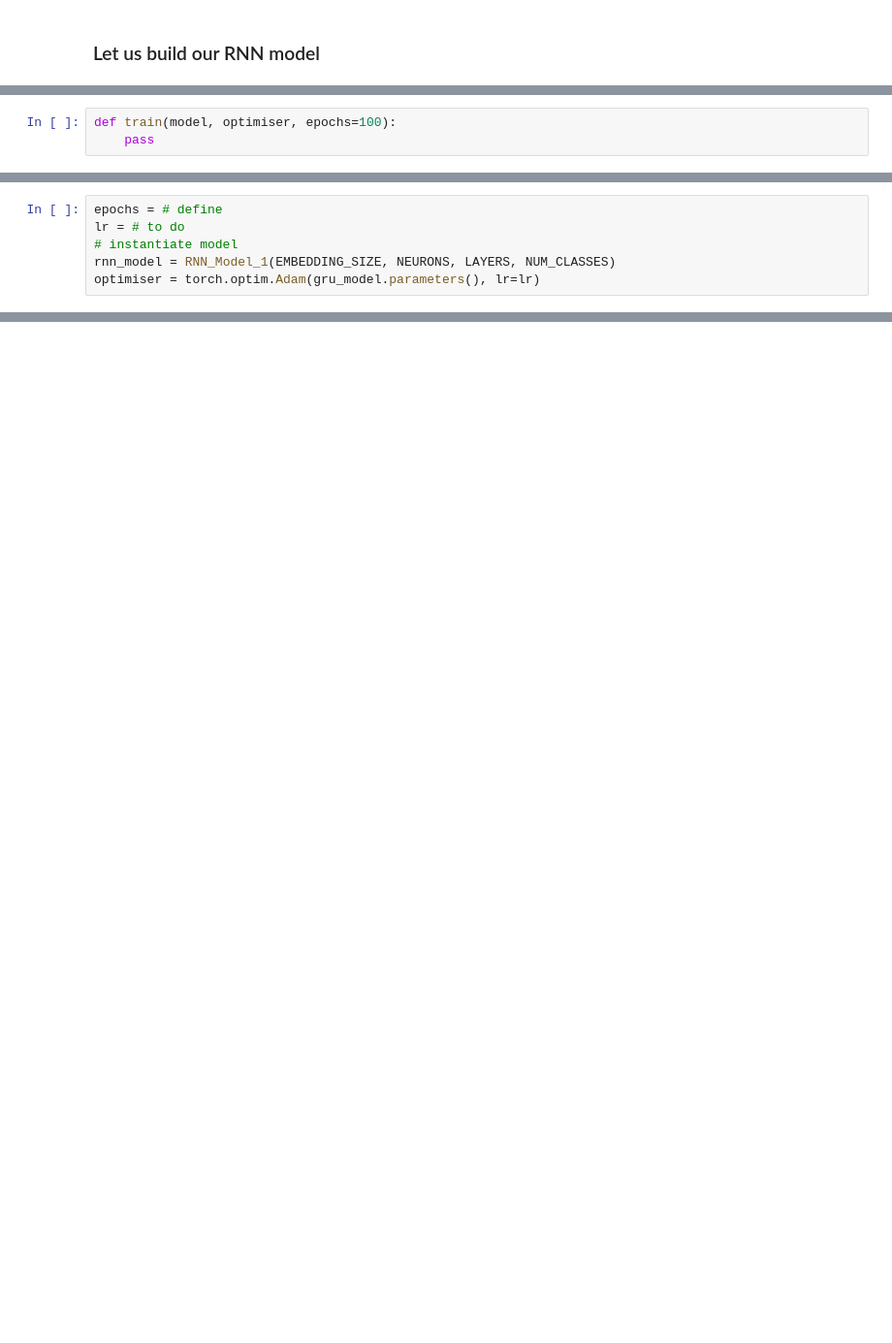
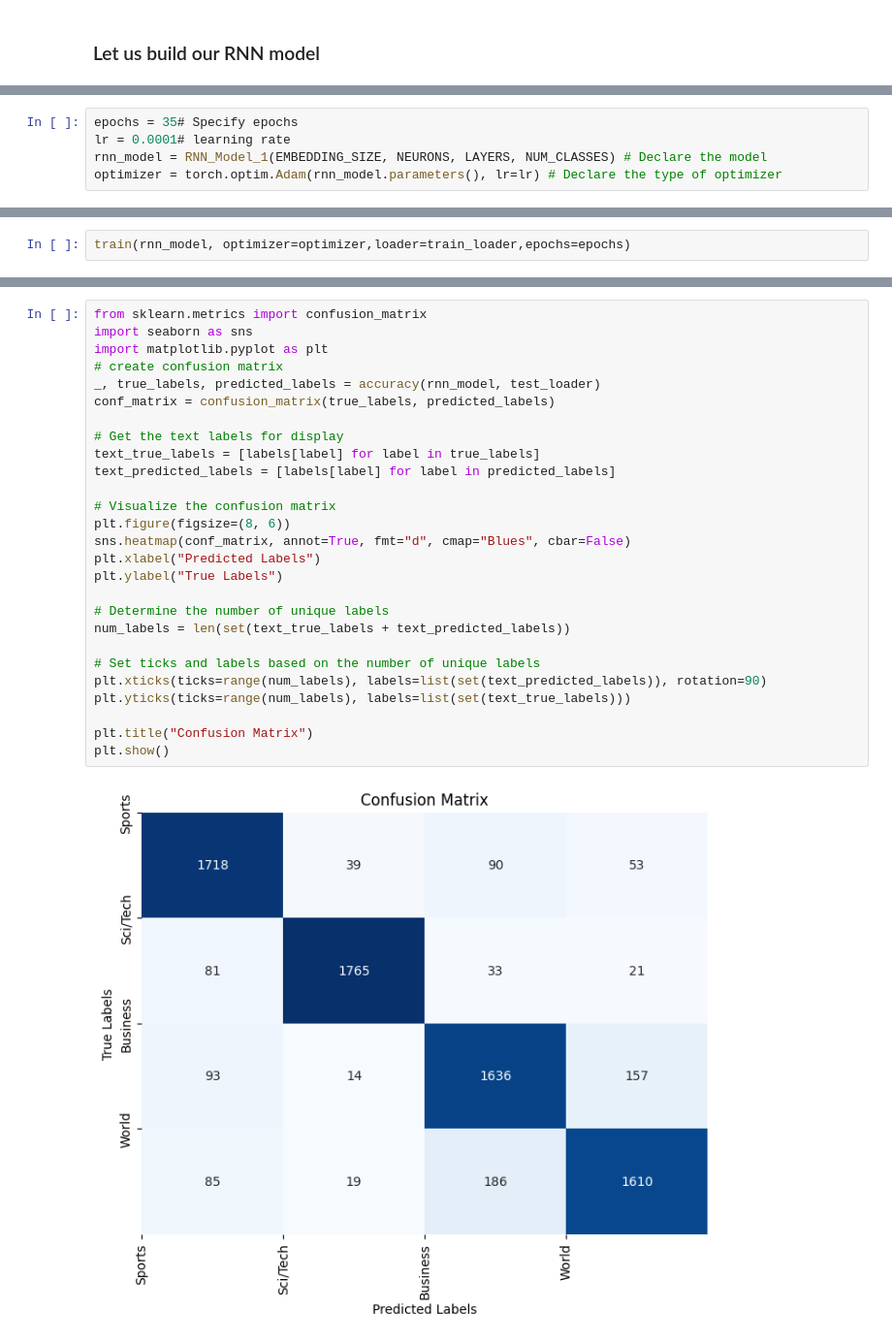
Before and after one commit to rodrigoromanguzman/Actividades_Aprendizaje-, a Jupyter notebook: A3b_DL_TC5033_AD2023_text_classifier_1.ipynb, the cells around one changed output, grey strips where cells are left out. Shown at 97% size. Drawn from its saved outputs; the diff is of its cells as text; blank space fills up the shorter version.

```diff
--- a/A3b_DL_TC5033_AD2023_text_classifier_1.ipynb
+++ b/A3b_DL_TC5033_AD2023_text_classifier_1.ipynb
@@ -265,3 +299,0 @@ def accuracy(model, loader):
-# %%
-def train(model, optimiser, epochs=100):
-    pass
@@ -268,6 +384,5 @@ def train(model, optimiser, epochs=100):
 # %%
-epochs = # define
-lr = # to do
-# instantiate model
-rnn_model = RNN_Model_1(EMBEDDING_SIZE, NEURONS, LAYERS, NUM_CLASSES)
-optimiser = torch.optim.Adam(gru_model.parameters(), lr=lr)
+epochs = 35# Specify epochs
+lr = 0.0001# learning rate
+rnn_model = RNN_Model_1(EMBEDDING_SIZE, NEURONS, LAYERS, NUM_CLASSES) # Declare the model
+optimizer = torch.optim.Adam(rnn_model.parameters(), lr=lr) # Declare the type of optimizer
@@ -275,0 +391,2 @@ train(gru_model, optimiser=optimiser,  epochs=epochs)
+# %%
+train(rnn_model, optimizer=optimizer,loader=train_loader,epochs=epochs)
@@ -285,0 +517,29 @@ pass
+# %%
+from sklearn.metrics import confusion_matrix
+import seaborn as sns
+import matplotlib.pyplot as plt
+# create confusion matrix
+_, true_labels, predicted_labels = accuracy(rnn_model, test_loader)
+conf_matrix = confusion_matrix(true_labels, predicted_labels)
+
+# Get the text labels for display
+text_true_labels = [labels[label] for label in true_labels]
+text_predicted_labels = [labels[label] for label in predicted_labels]
+
+# Visualize the confusion matrix
+plt.figure(figsize=(8, 6))
+sns.heatmap(conf_matrix, annot=True, fmt="d", cmap="Blues", cbar=False)
+plt.xlabel("Predicted Labels")
+plt.ylabel("True Labels")
+
+# Determine the number of unique labels
+num_labels = len(set(text_true_labels + text_predicted_labels))
+
+# Set ticks and labels based on the number of unique labels
+plt.xticks(ticks=range(num_labels), labels=list(set(text_predicted_labels)), rotation=90)
+plt.yticks(ticks=range(num_labels), labels=list(set(text_true_labels)))
+
+plt.title("Confusion Matrix")
+plt.show()
+# %% [output]
+[figure, added]
```
Also changed, not shown: parts of 37 cells of this notebook.
